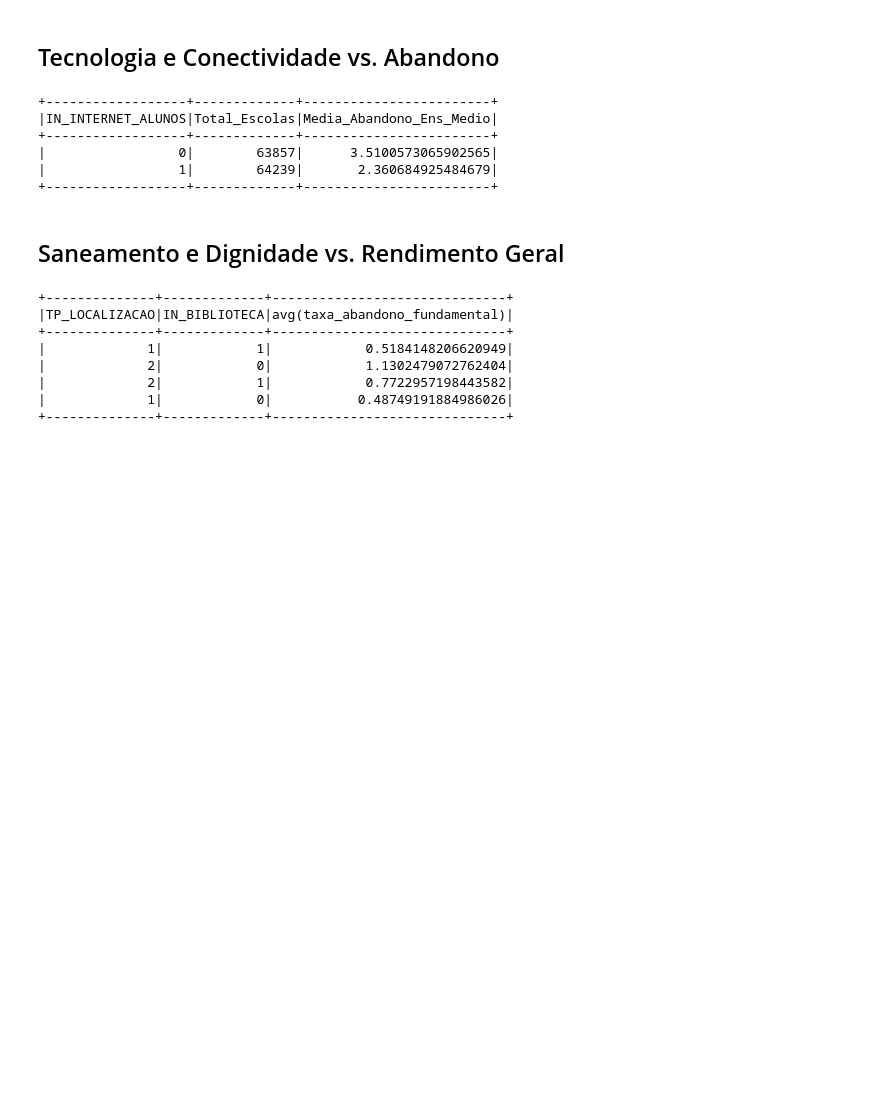
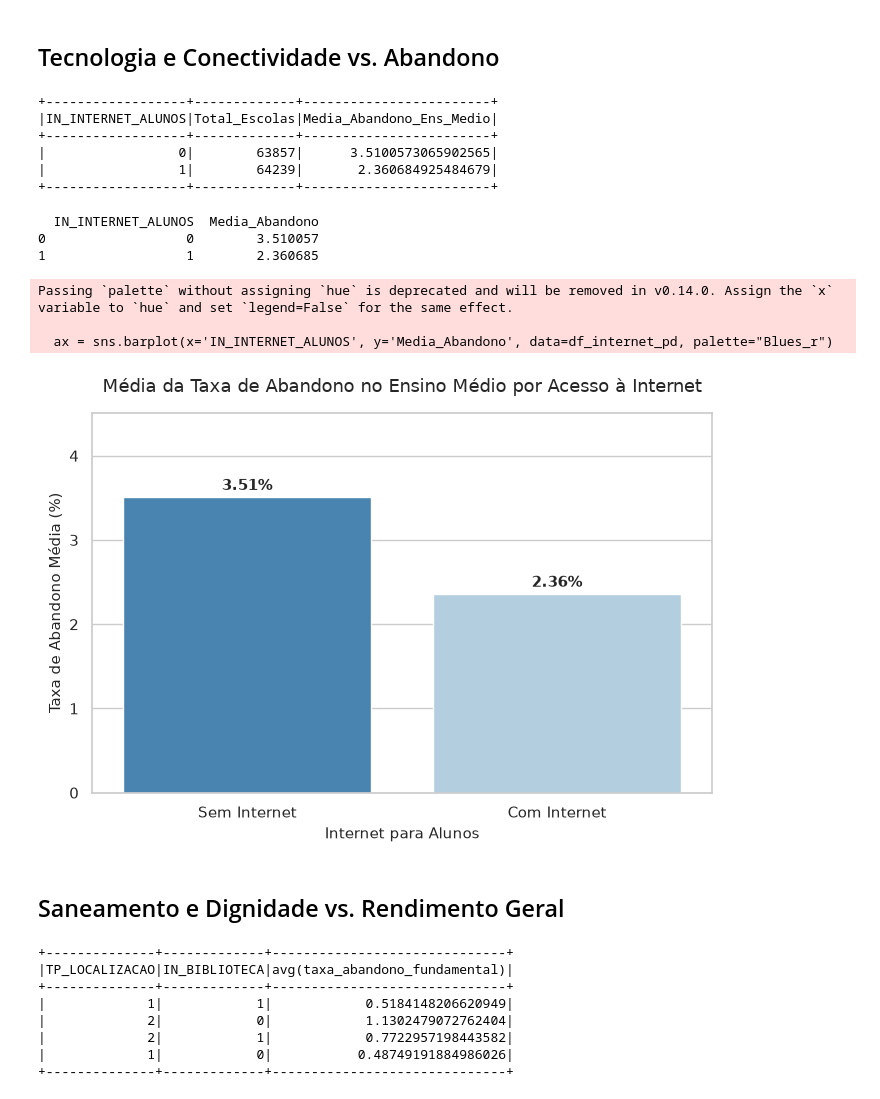
Before and after one commit to davisouzal/abandono-big-data, a Jupyter notebook: main.ipynb, the cells around one changed output. Drawn from its saved outputs; the diff is of its cells as text; code cells hidden in the pictures; blank space fills up the shorter version.

Commit message:
:sparkles: feat: some graphs plots

```diff
--- a/main.ipynb
+++ b/main.ipynb
@@ -162,6 +182,57 @@ df_analise.groupBy("IN_INTERNET_ALUNOS") \
 |                 0|        63857|      3.5100573065902565|
 |                 1|        64239|       2.360684925484679|
 +------------------+-------------+------------------------+
+# %%
+# 1. Agrega os dados reais no Spark e converte para Pandas
+df_internet_pd = df_analise.groupBy("IN_INTERNET_ALUNOS") \
+                           .agg(avg("taxa_abandono_medio").alias("Media_Abandono")) \
+                           .toPandas()
+
+print(df_internet_pd)
+
+# 2. MAPEAMENTO SEGURO: Mapeamos considerando se o dado veio como texto, int ou float
+mapeamento = {
+    0: 'Sem Internet', '0': 'Sem Internet', 0.0: 'Sem Internet',
+    1: 'Com Internet', '1': 'Com Internet', 1.0: 'Com Internet'
+}
+df_internet_pd['IN_INTERNET_ALUNOS'] = df_internet_pd['IN_INTERNET_ALUNOS'].map(mapeamento)
+
+# Remove possíveis linhas que ficaram totalmente sem correspondência ou nulas
+df_internet_pd = df_internet_pd.dropna(subset=['IN_INTERNET_ALUNOS', 'Media_Abandono'])
+
+# 3. Configura e gera o gráfico
+plt.figure(figsize=(7, 5))
+sns.set_theme(style="whitegrid")
+
+# Forçamos o tipo do gráfico de barras explicitando os eixos x e y
+ax = sns.barplot(x='IN_INTERNET_ALUNOS', y='Media_Abandono', data=df_internet_pd, palette="Blues_r")
+
+# Adicionando os valores em cima das barras de forma segura
+for p in ax.patches:
+    altura = p.get_height()
+    if altura > 0: # Garante que o valor existe antes de escrever
+        ax.annotate(f"{altura:.2f}%", (p.get_x() + p.get_width() / 2., altura),
+                    ha='center', va='center', xytext=(0, 8), textcoords='offset points', fontsize=11, fontweight='bold')
+
+plt.title('Média da Taxa de Abandono no Ensino Médio por Acesso à Internet', fontsize=13, pad=15)
+plt.xlabel('Internet para Alunos', fontsize=11)
+plt.ylabel('Taxa de Abandono Média (%)', fontsize=11)
+
+# Ajuste dinâmico seguro do eixo Y (caso o máximo seja nulo, define um padrão de 0 a 5)
+max_valor = df_internet_pd['Media_Abandono'].max()
+plt.ylim(0, max_valor + 1 if pd.notnull(max_valor) else 5)
+
+plt.tight_layout()
+plt.show()
+plt.show()
+# %% [output]
+  IN_INTERNET_ALUNOS  Media_Abandono
+0                  0        3.510057
+1                  1        2.360685
+Passing `palette` without assigning `hue` is deprecated and will be removed in v0.14.0. Assign the `x` variable to `hue` and set `legend=False` for the same effect.
+
+  ax = sns.barplot(x='IN_INTERNET_ALUNOS', y='Media_Abandono', data=df_internet_pd, palette="Blues_r")
+[figure, added]
 # %% [markdown]
 ## Saneamento e Dignidade vs. Rendimento Geral
 # %%
```
Also changed, not shown: parts of 5 cells of this notebook.
